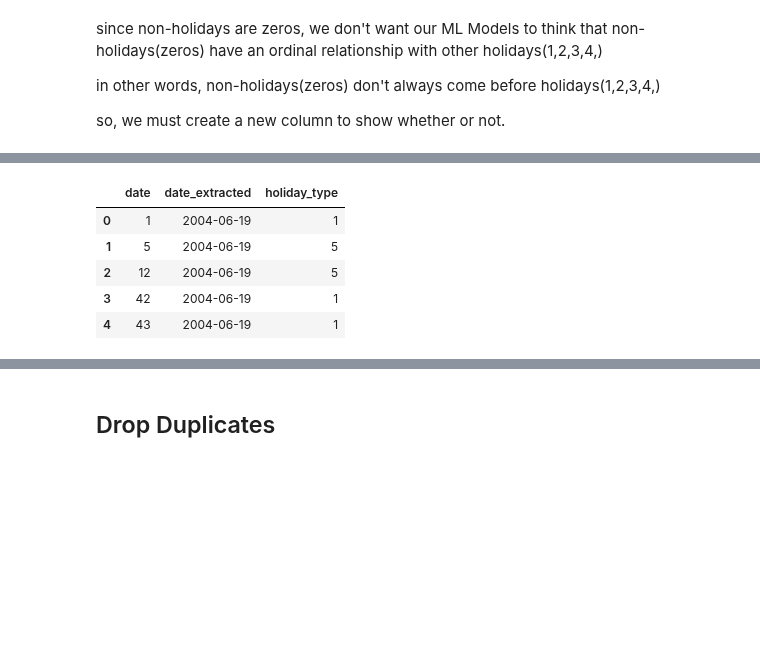
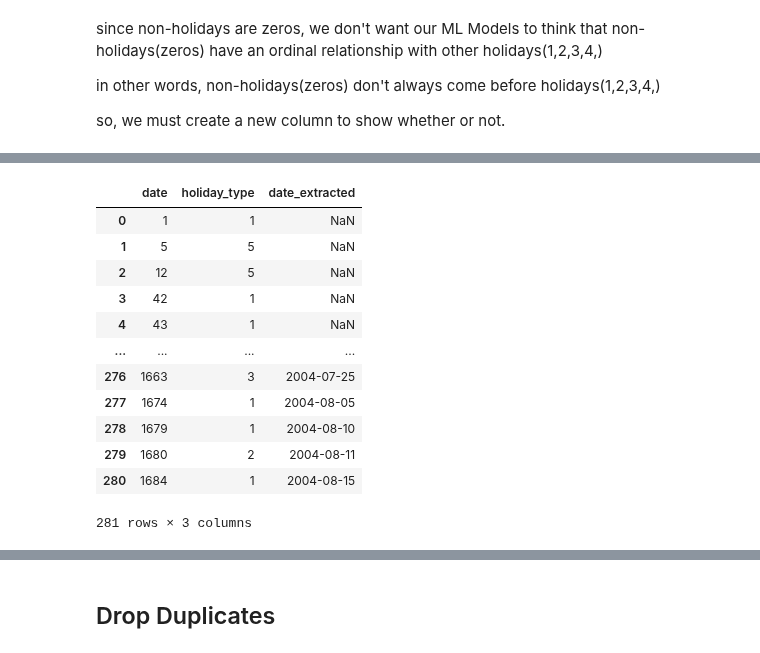
Before and after one commit to ikoghoemmanuell/Grocery-Store-Forecasting-Challenge-For-Azubian, a Jupyter notebook: dev/notebooks/sales.ipynb, the cells around one changed output, grey strips where cells are left out. Saved outputs shown, nothing was run; the diff lists cells and outputs as text; code cells hidden in the pictures; blank space fills up the shorter version.

Commit message:
fiixed dates to include all dates

```diff
--- a/dev/notebooks/sales.ipynb
+++ b/dev/notebooks/sales.ipynb
@@ -575,0 +468,7 @@ dates.reset_index(drop=True, inplace=True)
+# %%
+# Create a new column combining the year, month, and day of the month in the desired format
+dates['date_extracted'] = (
+    dates['year'].astype(int).add(2000).astype(str) + '-' +
+    dates['month'].astype(str).str.zfill(2) + '-' +
+    dates['dayofmonth'].astype(str).str.zfill(2)
+)
@@ -577,0 +506,2 @@ dates.set_index('date', inplace=True)
+# %%
+holidays.rename(columns={'type':'holiday_type'}, inplace=True)
@@ -579,4 +537,4 @@ dates.set_index('date', inplace=True)
 col='date_extracted'
 train[col] = train['date'].map(dates[col])
 test[col] = test['date'].map(dates[col])
-holidays[col] = test['date'].map(dates[col])
+holidays[col] = holidays['date'].map(dates[col])
@@ -779,10 +823,7 @@ holidays
 281 rows × 3 columns
 # %%
 # add one to every holiday type
-holidays['holiday_type'] = holidays['type'].apply(lambda x: x + 1)
-holidays.drop('type',
-              axis = 1,
-              inplace=True)
+holidays['holiday_type'] = holidays['holiday_type'].apply(lambda x: x + 1)
 
 holidays['holiday_type'].unique()
 # %% [output]
@@ -809,12 +850,19 @@ train_with_stores.head()
 # %%
-holidays.head()
+holidays
 # %% [output]
-|  | date | date_extracted | holiday_type |
-| 0 | 1 | 2004-06-19 | 1 |
-| 1 | 5 | 2004-06-19 | 5 |
-| 2 | 12 | 2004-06-19 | 5 |
-| 3 | 42 | 2004-06-19 | 1 |
-| 4 | 43 | 2004-06-19 | 1 |
+|  | date | holiday_type | date_extracted |
+| 0 | 1 | 1 | NaN |
+| 1 | 5 | 5 | NaN |
+| 2 | 12 | 5 | NaN |
+| 3 | 42 | 1 | NaN |
+| 4 | 43 | 1 | NaN |
+| ... | ... | ... | ... |
+| 276 | 1663 | 3 | 2004-07-25 |
+| 277 | 1674 | 1 | 2004-08-05 |
+| 278 | 1679 | 1 | 2004-08-10 |
+| 279 | 1680 | 2 | 2004-08-11 |
+| 280 | 1684 | 1 | 2004-08-15 |
+281 rows × 3 columns
 # %%
 holidays.drop('date', axis=1, inplace=True)
 # %%
```
Also changed, not shown: parts of 68 cells of this notebook.
